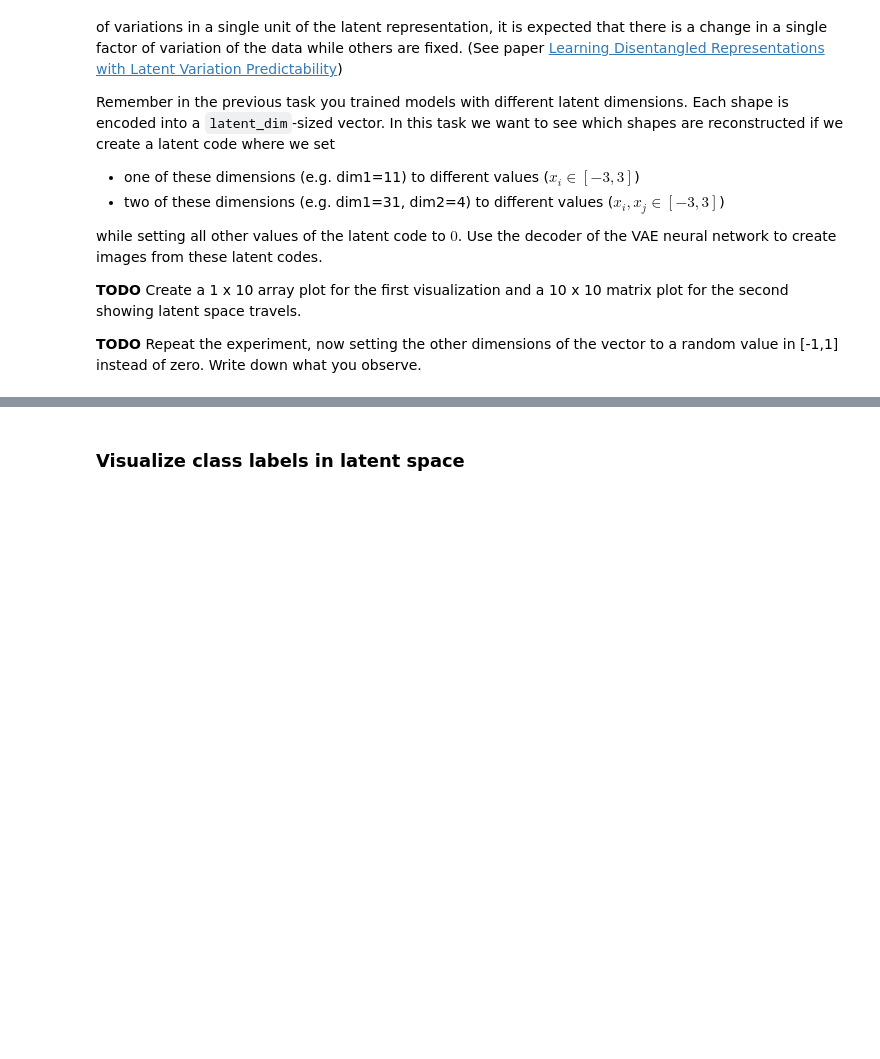
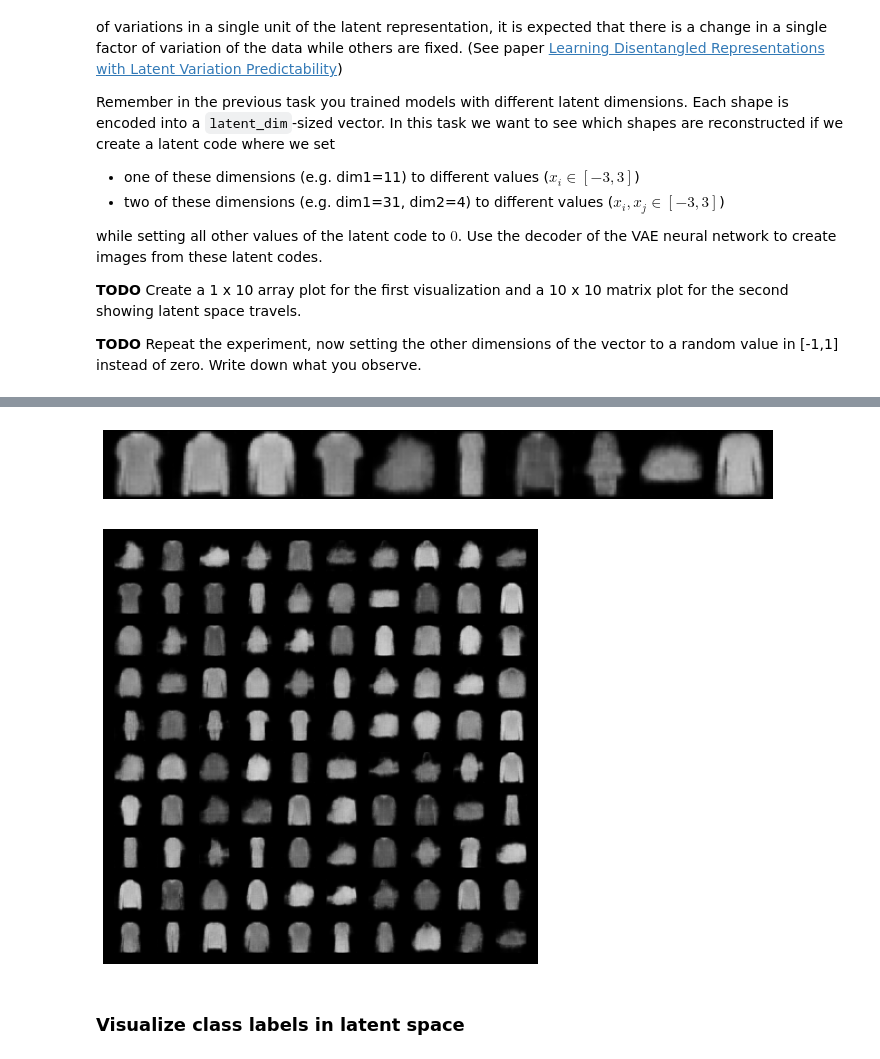
Before and after one commit to Marei33/Deep-Learning, a Jupyter notebook: Ex5_2021.ipynb, the cells around one changed output, grey strips where cells are left out. Saved outputs shown, nothing was run; the diff lists cells and outputs as text; code cells hidden in the pictures; blank space fills up the shorter version.

```diff
--- a/Ex5_2021.ipynb
+++ b/Ex5_2021.ipynb
@@ -557,3 +632,11 @@ plot_1dim_latent(model, dim1=11)
+# %%
+# now set values random between [-1,1)
+
+plot_1dim_latent(model, dim1=11, random=True)
+plot_2dim_latent(model, dim1=31, dim2=4, random=True)
+# %% [output]
+[figure, added]
+[figure, added]
 # %% [markdown]
 ### Visualize class labels in latent space
 # %% [markdown]
```
Also changed, not shown: parts of 21 cells of this notebook.
